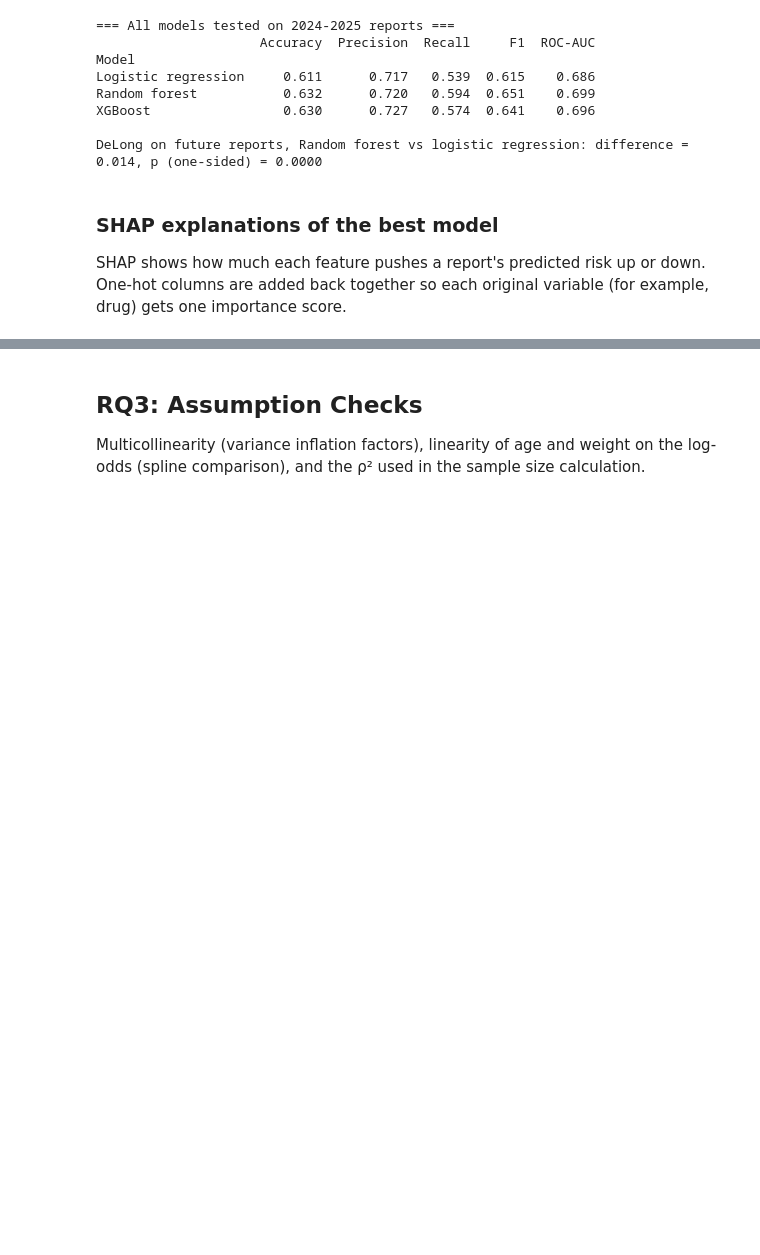
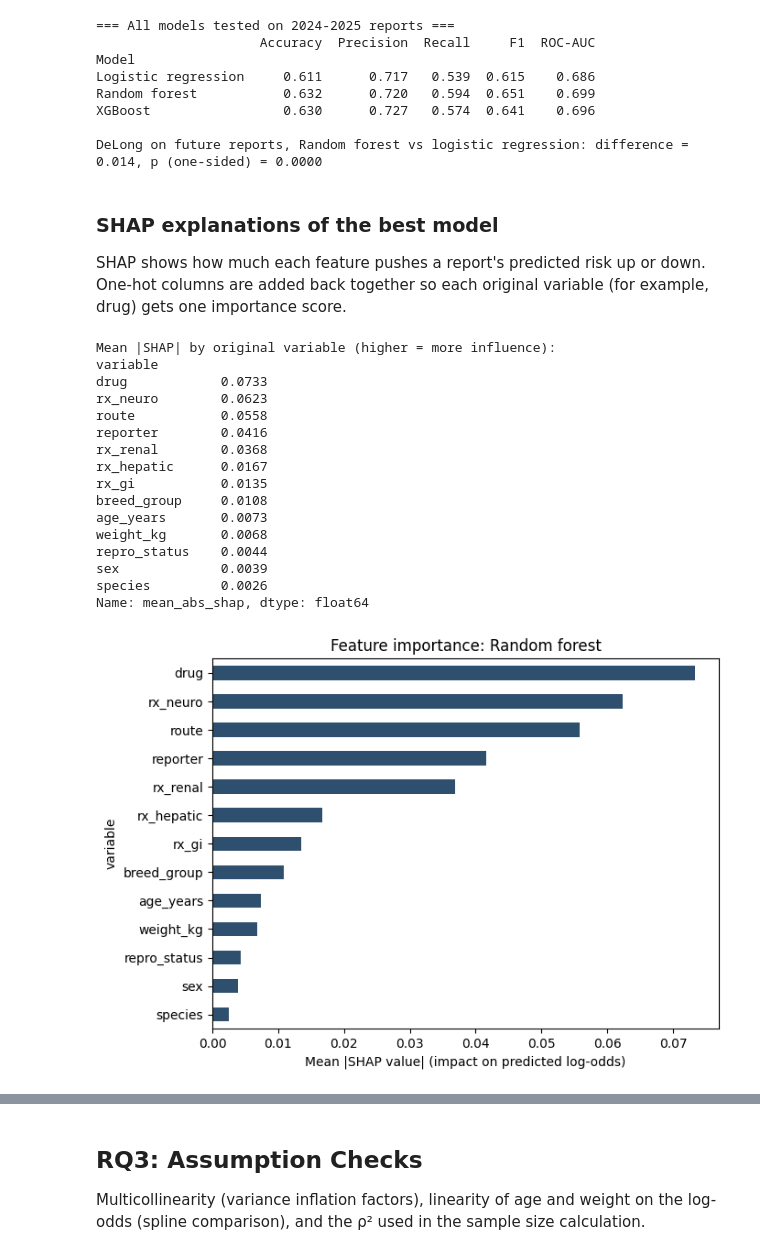
Before and after one commit to harshitsaluja431-GL/nsaid-adverse-events-capstone, a Jupyter notebook: Capstone_Analysis_Complete.ipynb, the cells around one changed output, grey strips where cells are left out. Saved outputs shown, nothing was run; the diff lists cells and outputs as text; code cells hidden in the pictures; blank space fills up the shorter version.

```diff
--- a/Capstone_Analysis_Complete.ipynb
+++ b/Capstone_Analysis_Complete.ipynb
@@ -474,9 +474,8 @@ prep = ColumnTransformer([
 ])
 baseline = Pipeline([("prep", prep), ("model", LogisticRegression(max_iter=1000))])
 
-# 3-fold cross-validation on the training set, using the same folds as the tuned models
-# (RandomizedSearchCV with cv=3 uses an unshuffled StratifiedKFold with 3 splits)
-cv = StratifiedKFold(n_splits=3)
+# 5-fold cross-validation on the training set
+cv = StratifiedKFold(n_splits=5, shuffle=True, random_state=42)
 cv_auc = cross_val_score(baseline, X_train, y_train, cv=cv, scoring="roc_auc")
 print(f"Cross-validation AUC: {cv_auc.mean():.3f} (± {cv_auc.std():.3f})")
 
@@ -779,31 +796,50 @@ sv = np.asarray(sv)
 if sv.ndim == 3:                         # (rows, features, classes)
     sv = sv[:, :, 1]
 
 def original_variable(name):
     group, col = name.split("__", 1)
     if group == "cat":
         return next(c for c in categorical if col.startswith(c + "_") or col == c)
     if col.startswith("missingindicator_"):
         return col.replace("missingindicator_", "")
     return col
 
 importance = (pd.DataFrame({"variable": [original_variable(n) for n in names],
                             "mean_abs_shap": np.abs(sv).mean(axis=0)})
               .groupby("variable")["mean_abs_shap"].sum().sort_values(ascending=False))
 print("Mean |SHAP| by original variable (higher = more influence):")
 print(importance.round(4))
 importance.to_csv("rq4_shap_importance.csv")
 
 plt.figure(figsize=(7, 5))
 importance.sort_values().plot.barh(color="#2F4F6F")
-plt.xlabel("Mean |SHAP value| (average change in predicted probability of serious)")
+plt.xlabel("Mean |SHAP value| (impact on predicted log-odds)")
+plt.title(f"Feature importance: {best_name}")
 plt.tight_layout()
 plt.savefig("fig_shap_importance.png", dpi=200)
 plt.show()
 
 shap.summary_plot(sv, X_sample, feature_names=names, max_display=15, show=False)
 plt.tight_layout()
 plt.savefig("fig_shap_summary.png", dpi=200, bbox_inches="tight")
 plt.show()
 files.download("fig_shap_importance.png")
 files.download("fig_shap_summary.png")
+# %% [output]
+Mean |SHAP| by original variable (higher = more influence):
+variable
+drug            0.0733
+rx_neuro        0.0623
+route           0.0558
+reporter        0.0416
+rx_renal        0.0368
+rx_hepatic      0.0167
+rx_gi           0.0135
+breed_group     0.0108
+age_years       0.0073
+weight_kg       0.0068
+repro_status    0.0044
+sex             0.0039
+species         0.0026
+Name: mean_abs_shap, dtype: float64
+[figure, added]
```
Also changed, not shown: parts of 6 cells of this notebook.
